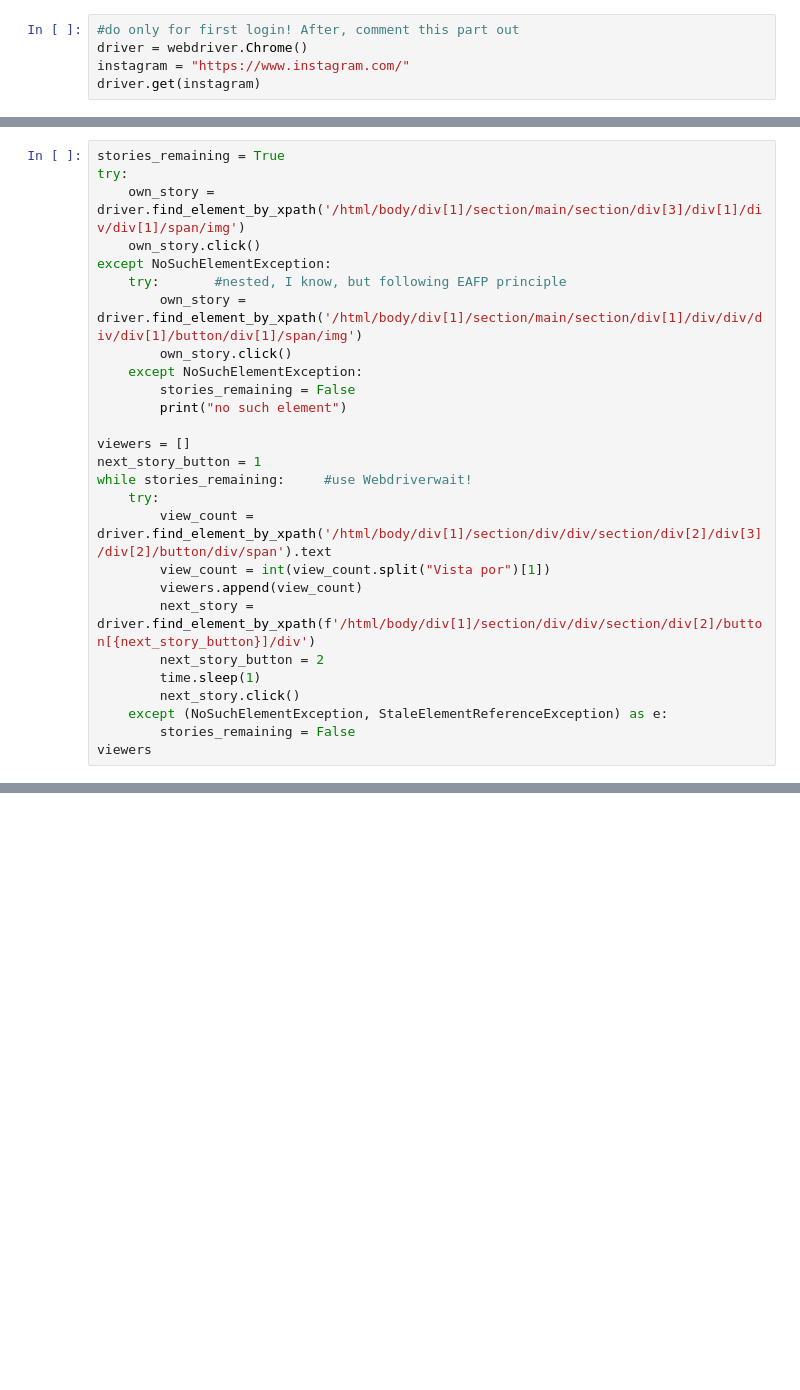
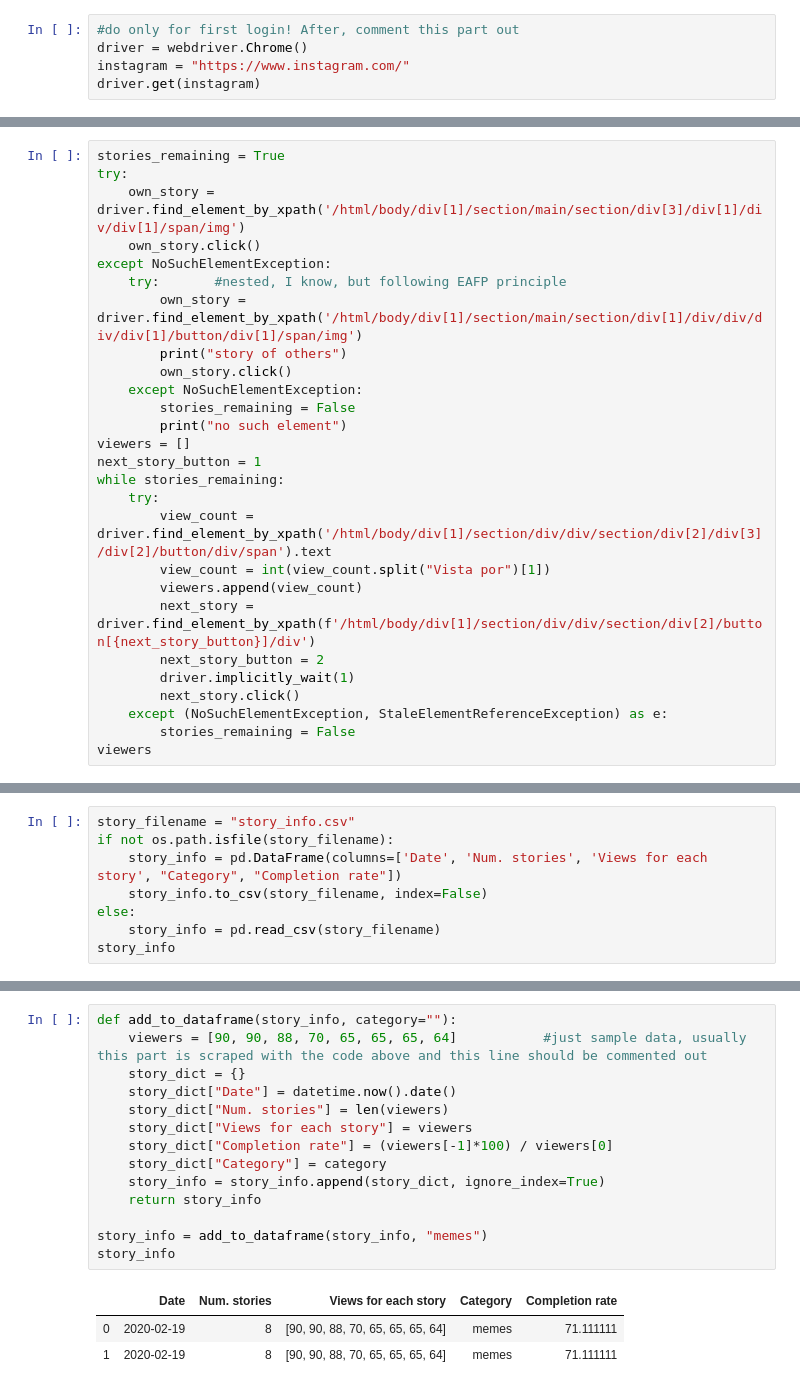
Before and after one commit to nrigheriu/fun-notebooks, a Jupyter notebook: Instagram-story-retention.ipynb, the cells around one changed output, grey strips where cells are left out. Saved outputs shown, nothing was run; the diff lists cells and outputs as text; blank space fills up the shorter version.

```diff
--- a/Instagram-story-retention.ipynb
+++ b/Instagram-story-retention.ipynb
@@ -39,21 +45,21 @@ try:
 except NoSuchElementException:
     try:       #nested, I know, but following EAFP principle
         own_story = driver.find_element_by_xpath('/html/body/div[1]/section/main/section/div[1]/div/div/div/div[1]/button/div[1]/span/img')
+        print("story of others")
         own_story.click()
     except NoSuchElementException:
         stories_remaining = False
         print("no such element")
-
 viewers = []
 next_story_button = 1
-while stories_remaining:     #use Webdriverwait!
+while stories_remaining:
     try:
         view_count = driver.find_element_by_xpath('/html/body/div[1]/section/div/div/section/div[2]/div[3]/div[2]/button/div/span').text
         view_count = int(view_count.split("Vista por")[1])
         viewers.append(view_count)
         next_story = driver.find_element_by_xpath(f'/html/body/div[1]/section/div/div/section/div[2]/button[{next_story_button}]/div')
         next_story_button = 2
-        time.sleep(1)
+        driver.implicitly_wait(1)
         next_story.click()
     except (NoSuchElementException, StaleElementReferenceException) as e:
         stories_remaining = False
@@ -70,0 +75,8 @@ driver.window_handles
+# %%
+story_filename = "story_info.csv"
+if not os.path.isfile(story_filename):
+    story_info = pd.DataFrame(columns=['Date', 'Num. stories', 'Views for each story', "Category", "Completion rate"])
+    story_info.to_csv(story_filename, index=False)
+else:
+    story_info = pd.read_csv(story_filename)
+story_info
@@ -70,0 +86,18 @@ driver.window_handles
+# %%
+def add_to_dataframe(story_info, category=""):
+    viewers = [90, 90, 88, 70, 65, 65, 65, 64]           #just sample data, usually this part is scraped with the code above and this line should be commented out
+    story_dict = {}
+    story_dict["Date"] = datetime.now().date()
+    story_dict["Num. stories"] = len(viewers)
+    story_dict["Views for each story"] = viewers
+    story_dict["Completion rate"] = (viewers[-1]*100) / viewers[0]
+    story_dict["Category"] = category
+    story_info = story_info.append(story_dict, ignore_index=True)
+    return story_info
+
+story_info = add_to_dataframe(story_info, "memes")
+story_info
+# %% [output]
+|  | Date | Num. stories | Views for each story | Category | Completion rate |
+| 0 | 2020-02-19 | 8 | [90, 90, 88, 70, 65, 65, 65, 64] | memes | 71.111111 |
+| 1 | 2020-02-19 | 8 | [90, 90, 88, 70, 65, 65, 65, 64] | memes | 71.111111 |
```
Also changed, not shown: parts of 14 cells of this notebook.
